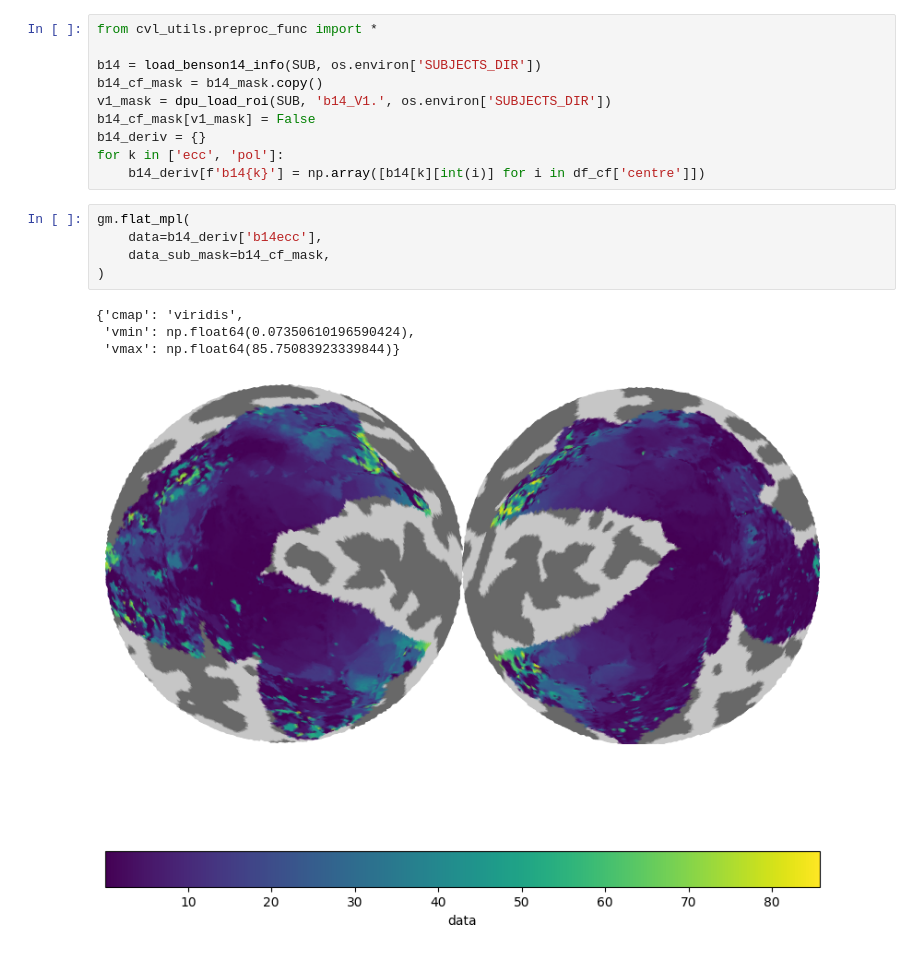
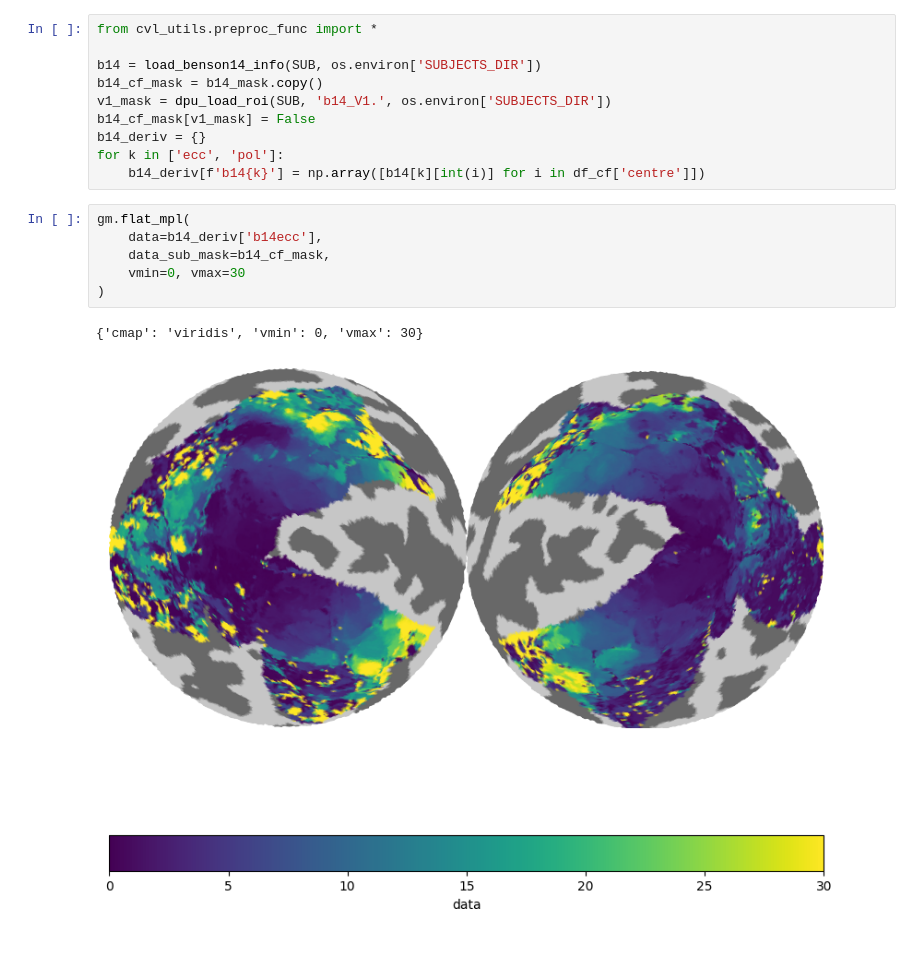
Before and after one commit to mdaghlian/hypotmri, a Jupyter notebook: training/postproc_walkthrough.ipynb, the cells around one changed output. Saved outputs shown, nothing was run; the diff lists cells and outputs as text.

```diff
--- a/training/postproc_walkthrough.ipynb
+++ b/training/postproc_walkthrough.ipynb
@@ -490,10 +511,9 @@ for k in ['ecc', 'pol']:
 # %%
 gm.flat_mpl(
     data=b14_deriv['b14ecc'],
     data_sub_mask=b14_cf_mask,
+    vmin=0, vmax=30
 )
 # %% [output]
-{'cmap': 'viridis',
- 'vmin': np.float64(0.07350610196590424),
- 'vmax': np.float64(85.75083923339844)}
+{'cmap': 'viridis', 'vmin': 0, 'vmax': 30}
-[figure, old version]
+[figure, new version]
```
Also changed, not shown: parts of 3 cells of this notebook, 2 other files.
